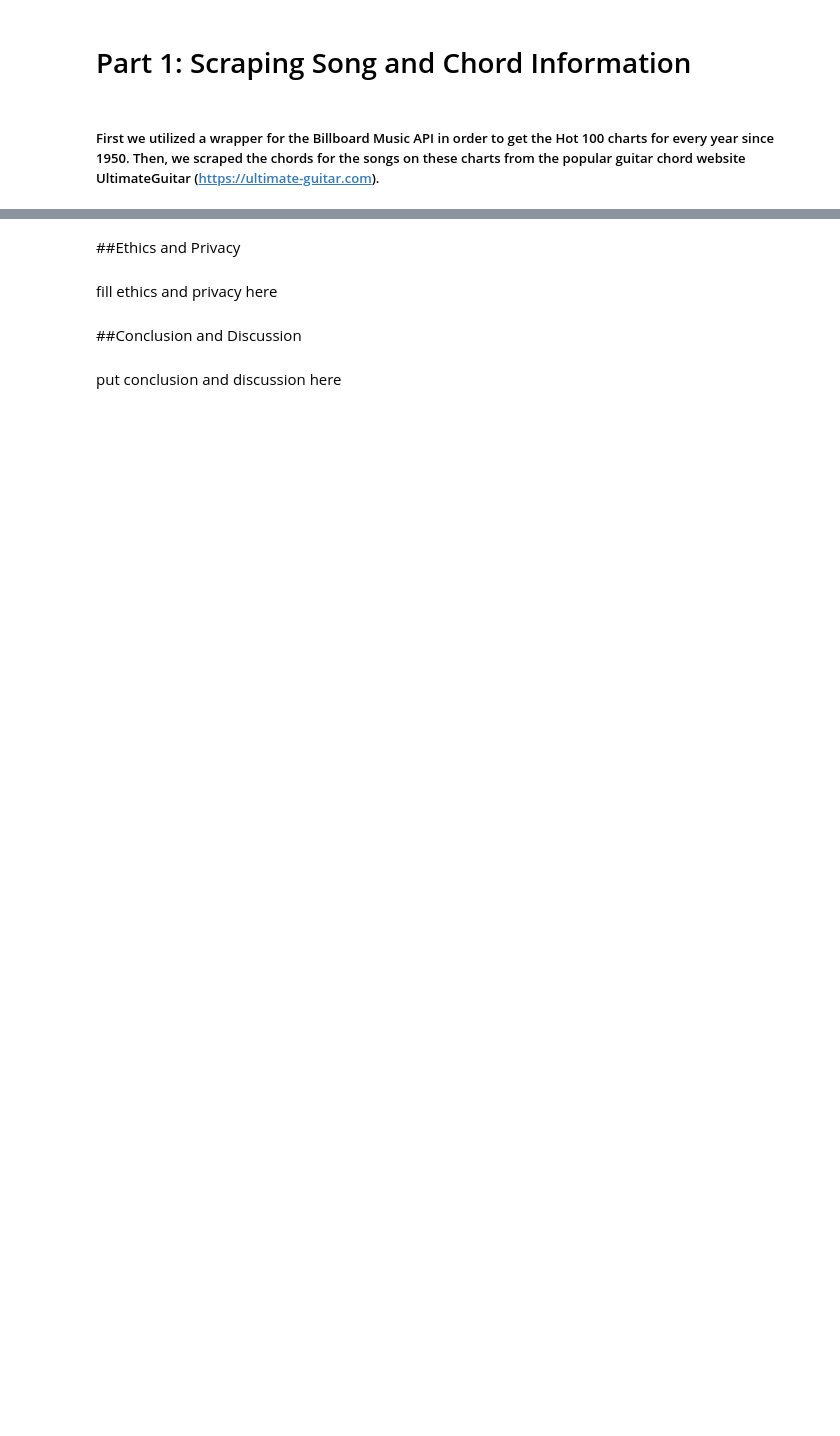
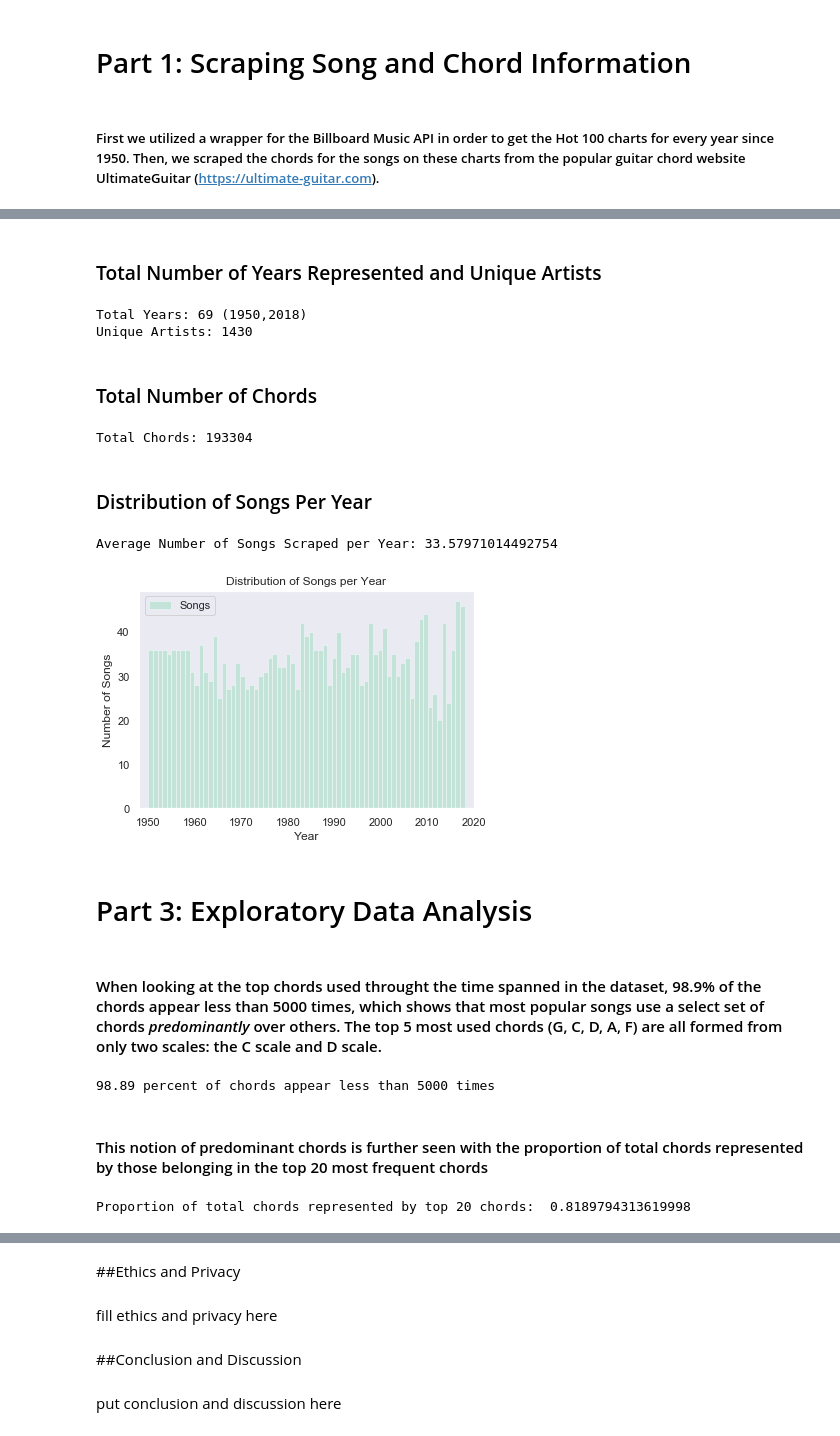
Before and after one commit to IanCarrasco/chord-scraper, a Jupyter notebook: Chronochord.ipynb, the cells around one changed output, grey strips where cells are left out. Cells and saved outputs as stored; diff of their text form; code cells hidden in the pictures; blank space fills up the shorter version.

```diff
--- a/Chronochord.ipynb
+++ b/Chronochord.ipynb
@@ -257,0 +248,8 @@ plt.show()
+# %%
+# Adding two new columns to quantify 'majorness' of a song and number of chords
+#
+df['Majorness'] = df['Chords'].apply(major_to_minor)
+df['Chords'] = df['Chords'].apply(ast.literal_eval)
+df['Song Length'] = df['Chords'].apply(len)
+df['Unique Chords'] = df['Chords'].apply(num_unique)
+df.head()
@@ -258,2 +265,15 @@ plt.show()
+# %%
+#Splits a sequence of chords into n-chord progressions
+def chords_to_progressions(chords, progression_length=4):
+    progressions = []
+
+    #Perform a sliding window operation over a chord sequence
+    for i in range(0, len(chords), progression_length):
+        progressions.append(chords[i:i+progression_length])
+    return progressions
+# %%
+df['Progressions'] = df['Chords'].apply(chords_to_progressions)
+# %%
+df['Unique Progressions'] = df['Progressions'].apply(num_unique)
 # %%
 df.head()
@@ -259,0 +321,58 @@ df.head()
+# %% [markdown]
+### Total Number of Years Represented and Unique Artists
+# %%
+out = 'Total Years: {} ({},{})'.format(len(df['Year'].unique()), df['Year'].min(), df['Year'].max())
+
+print(out)
+
+print('Unique Artists:', len(df['Artist'].unique()))
+# %% [output]
+Total Years: 69 (1950,2018)
+Unique Artists: 1430
+# %% [markdown]
+### Total Number of Chords
+# %%
+total_chords = sum(df['Song Length'])
+print('Total Chords: {}'.format(total_chords))
+# %% [output]
+Total Chords: 193304
+# %% [markdown]
+### Distribution of Songs Per Year
+# %%
+#Plot number of songs scraped for each year
+sns.distplot(df['Year'], bins=69, label="Songs", kde=False)
+plt.title("Distribution of Songs per Year")
+plt.xlabel('Year')
+plt.xlim(1948, 2020)
+plt.ylabel('Number of Songs')
+
+mean = np.mean(df['Year'].value_counts().tolist())
+plt.legend()
+plt.grid(False)
+
+print('Average Number of Songs Scraped per Year:', mean)
+# %% [output]
+Average Number of Songs Scraped per Year: 33.57971014492754
+[figure, added]
+# %% [markdown]
+# Part 3: Exploratory Data Analysis
+# %% [markdown]
+#### When looking at the top chords used throught the time spanned in the dataset, 98.9% of the chords appear less than 5000 times, which shows that most popular songs use a select set of chords *predominantly* over others. The top 5 most used chords (G, C, D, A, F) are all formed from only two scales: the C scale and D scale.
+# %%
+#Sort the chords in descending order of frequency (high -> low frequency)
+ranked_chords = sorted(chords.items(), key=lambda x: x[1])[::-1]
+
+#Extract top twenty chord names and counts
+chord_names = [x[0] for x in ranked_chords][:20]
+chord_counts = [x[1] for x in ranked_chords][:20]
+
+chords_less = [i[1] for i in ranked_chords if i[1] <= 5000]
+print('%.2f'%(len(chords_less)/len(ranked_chords) * 100), 'percent of chords appear less than 5000 times')
+# %% [output]
+98.89 percent of chords appear less than 5000 times
+# %% [markdown]
+#### This notion of predominant chords is further seen with the proportion of total chords represented by those belonging in the top 20 most frequent chords
+# %%
+print('Proportion of total chords represented by top 20 chords: ', sum(chord_counts)/total_chords)
+# %% [output]
+Proportion of total chords represented by top 20 chords:  0.8189794313619998
```
Also changed, not shown: parts of 68 cells of this notebook.
